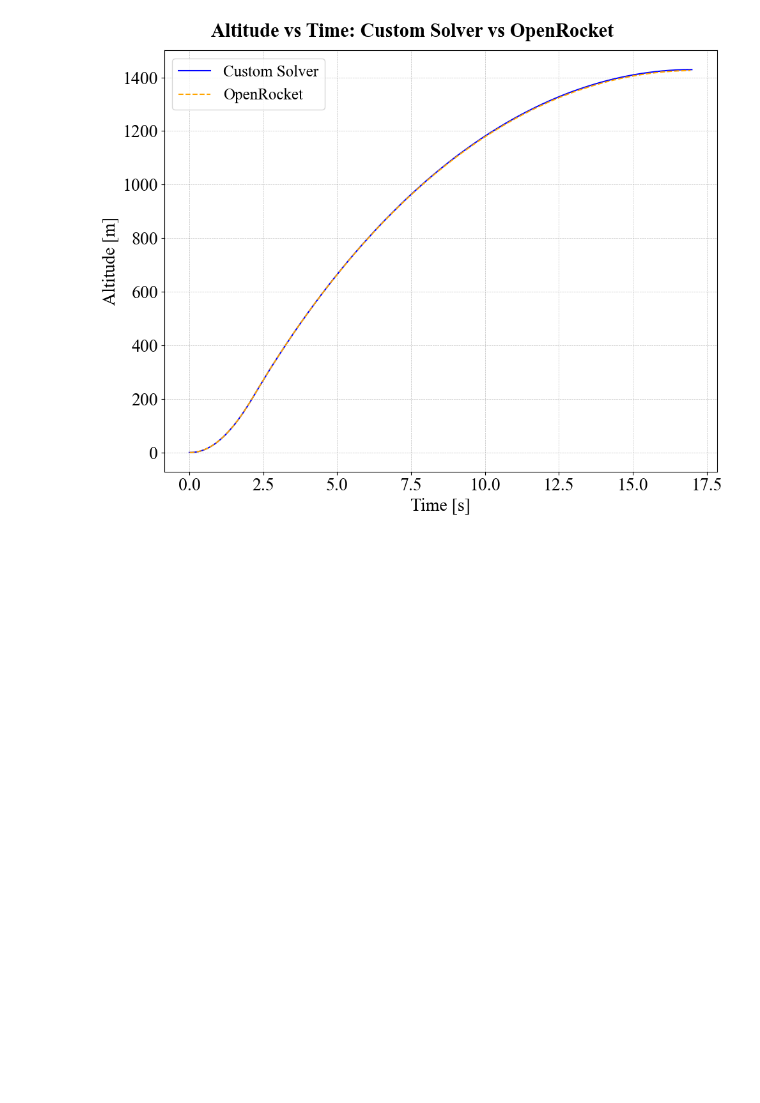
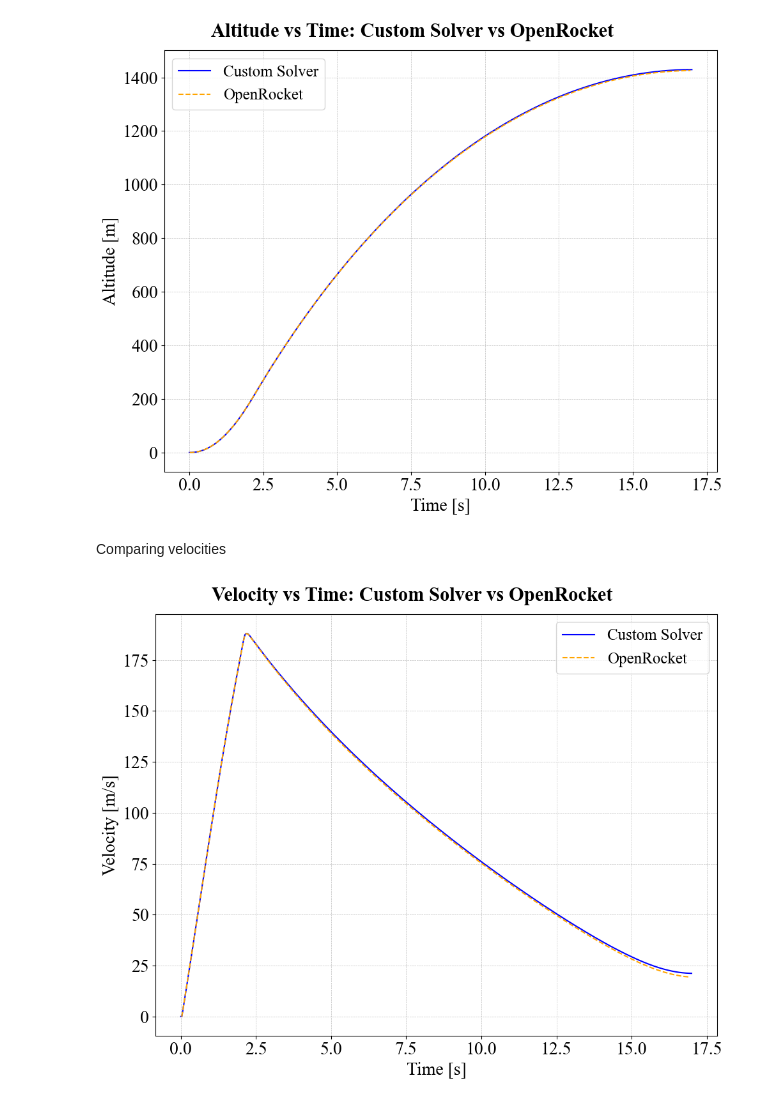
Before and after one commit to saividyud/NASA_25-26_Rocket_Simulations, a Jupyter notebook: Rocket EOM Solver/EOMSolver.ipynb, the cells around one changed output. Cells and saved outputs as stored; diff of their text form; code cells hidden in the pictures; blank space fills up the shorter version.

```diff
--- a/Rocket EOM Solver/EOMSolver.ipynb
+++ b/Rocket EOM Solver/EOMSolver.ipynb
@@ -355,6 +355,8 @@ if solution.success:
     m_out  = solution.y[4]
     t_out  = solution.t
 
+    v_out = np.sqrt(vx_out**2 + vy_out**2)
+
     print(f"Integration successful! Reached apogee at t = {t_out[-1]:.2f}s")
     print(f"Apogee Altitude: {y_out[-1]:.2f} m | {y_out[-1] * 3.28084:.2f} ft")
     print(f"Apogee Time: {t_out[-1]:.2f} s")
@@ -384,3 +386,8 @@ plt.show()
 [figure]
 # %% [markdown]
 Importing OpenRocket results for comparison:
+# %%
+openrocket_data = pd.read_csv('OpenRocketFRRFlight.csv', comment='#') # Skip the comment lines at the top
+openrocket_time = openrocket_data['Time (s)'].values[np.where(openrocket_data['Time (s)'].values <= t_out[-1])]
+openrocket_altitude = openrocket_data['Altitude (ft)'].values[np.where(openrocket_data['Time (s)'].values <= t_out[-1])] * 0.3048 # Convert feet to meters
+openrocket_velocity = openrocket_data['Total velocity (ft/s)'].values[np.where(openrocket_data['Time (s)'].values <= t_out[-1])] * 0.3048 # Convert ft/s to m/s
@@ -411,3 +416,28 @@ fig.savefig('Altitude_vs_Time_Comparison.png', dpi=300)
 plt.show()
 # %% [output]
 [figure]
+# %% [markdown]
+Comparing velocities
+# %%
+fig = plt.figure()
+fig.set_tight_layout(True)
+ax = fig.add_subplot()
+
+fig.suptitle('Velocity vs Time: Custom Solver vs OpenRocket')
+
+ax.plot(t_out, v_out, label='Custom Solver', color='blue')
+ax.plot(openrocket_time, openrocket_velocity, label='OpenRocket', color='orange', linestyle='--')
+
+ax.set_xlabel('Time [s]')
+ax.set_ylabel('Velocity [m/s]')
+
+# ax.set_xlim(0, t_out[-1]+5)
+
+ax.legend()
+ax.grid(color='gray', linestyle='--', linewidth=0.5, alpha=0.5)
+
+fig.savefig('Velocity_vs_Time_Comparison.png', dpi=300)
+
+plt.show()
+# %% [output]
+[figure, added]
```
Also changed, not shown: parts of 2 cells of this notebook, 3 other files.
